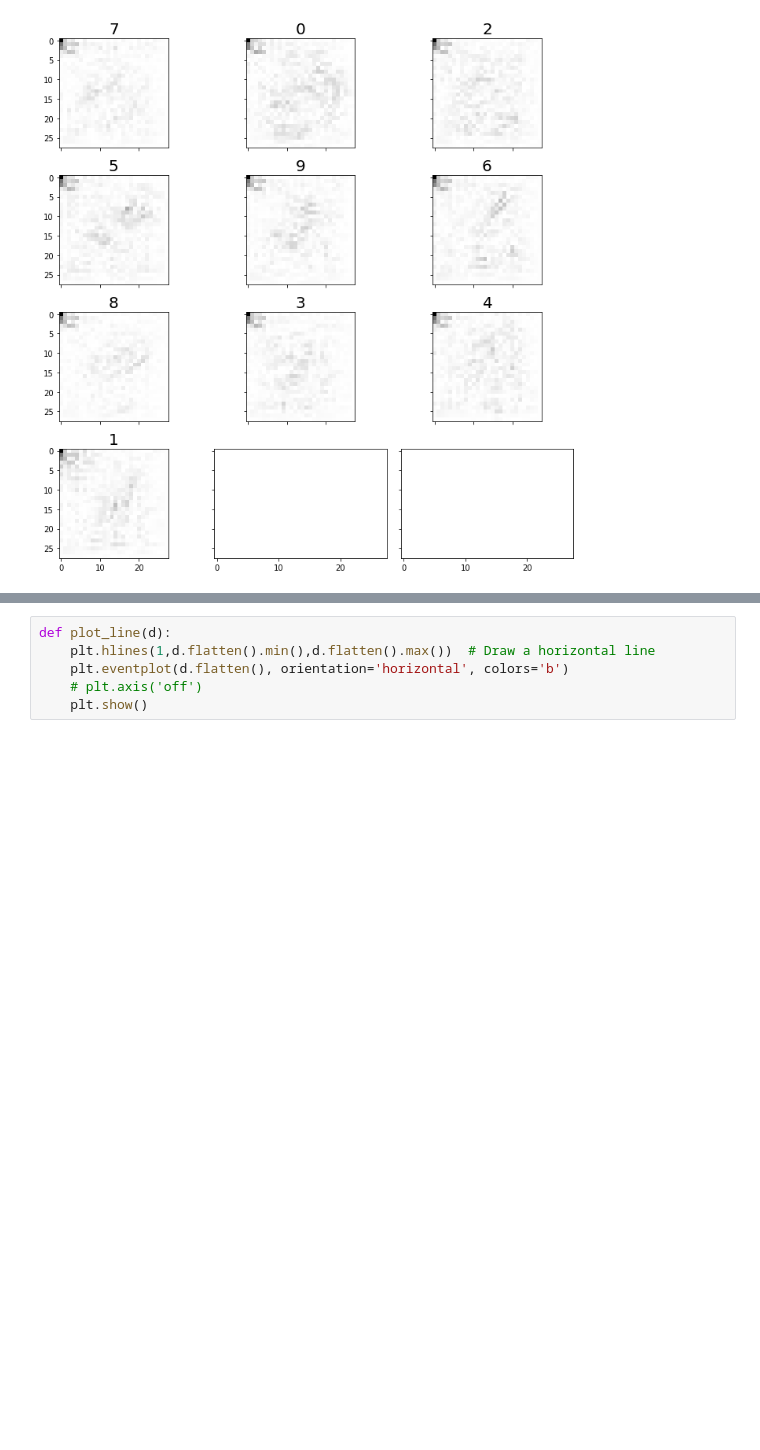
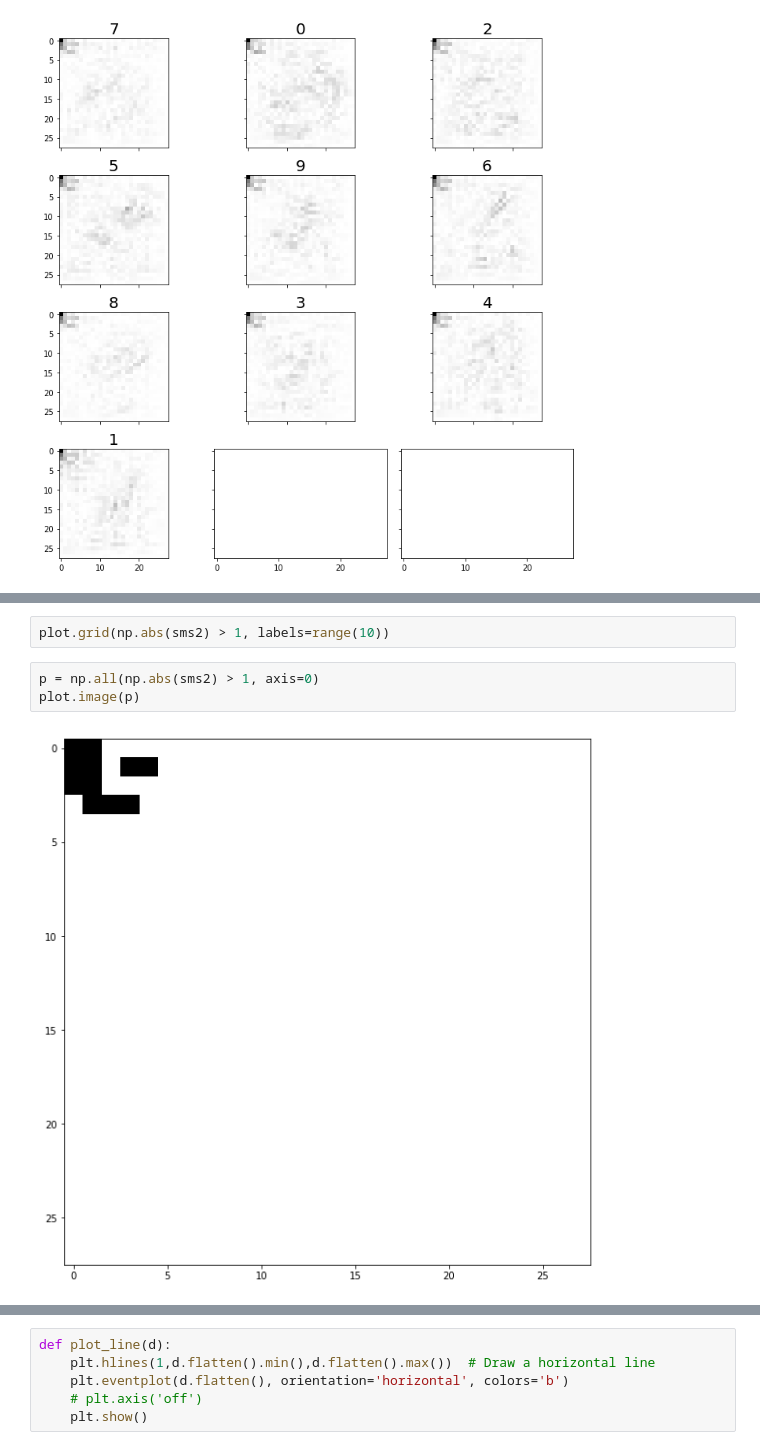
Before and after one commit to edublancas/trojan-defender, a Jupyter notebook: experiments/saliency-new.ipynb, the cells around one changed output, grey strips where cells are left out. Cells and saved outputs as stored; diff of their text form; blank space fills up the shorter version.

```diff
--- a/experiments/saliency-new.ipynb
+++ b/experiments/saliency-new.ipynb
@@ -151,0 +156,7 @@ plot.grid(np.abs(sms2), labels=range(10))
+# %%
+plot.grid(np.abs(sms2) > 1, labels=range(10))
+# %%
+p = np.all(np.abs(sms2) > 1, axis=0)
+plot.image(p)
+# %% [output]
+[figure, added]
```
Also changed, not shown: parts of 2 cells of this notebook.
